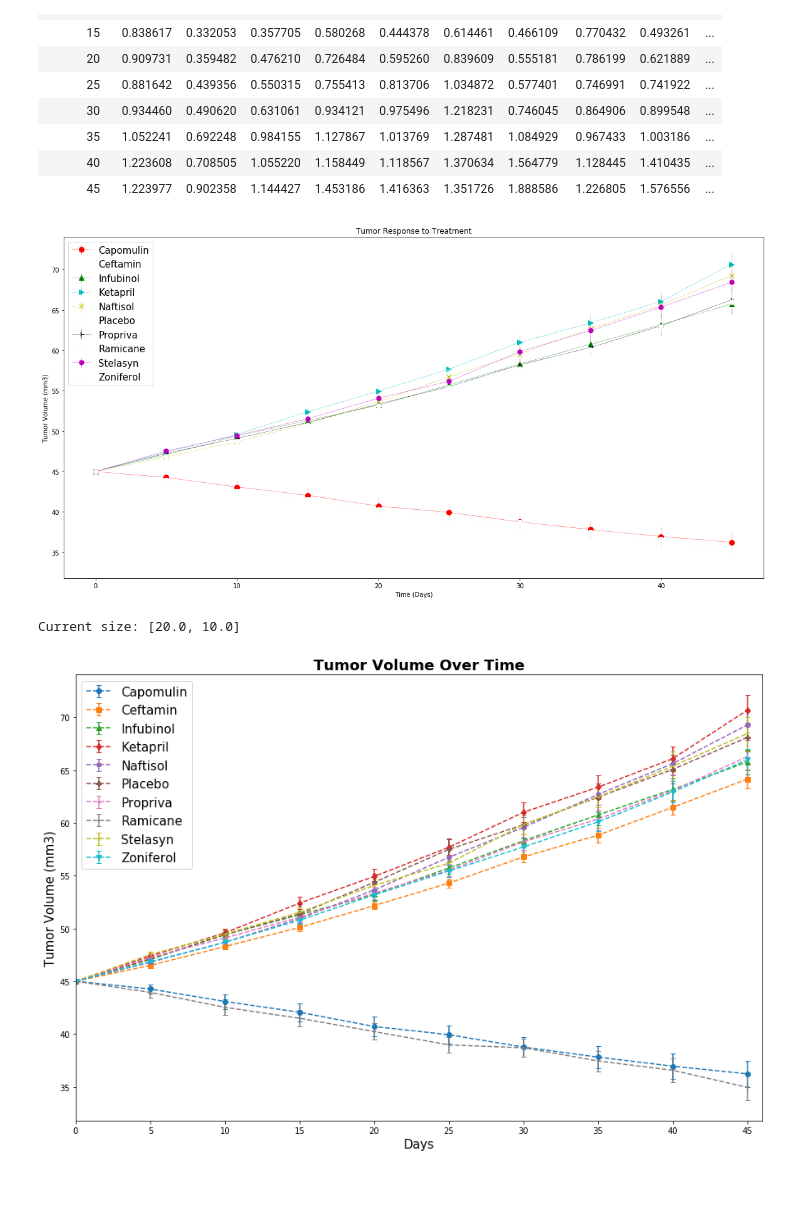
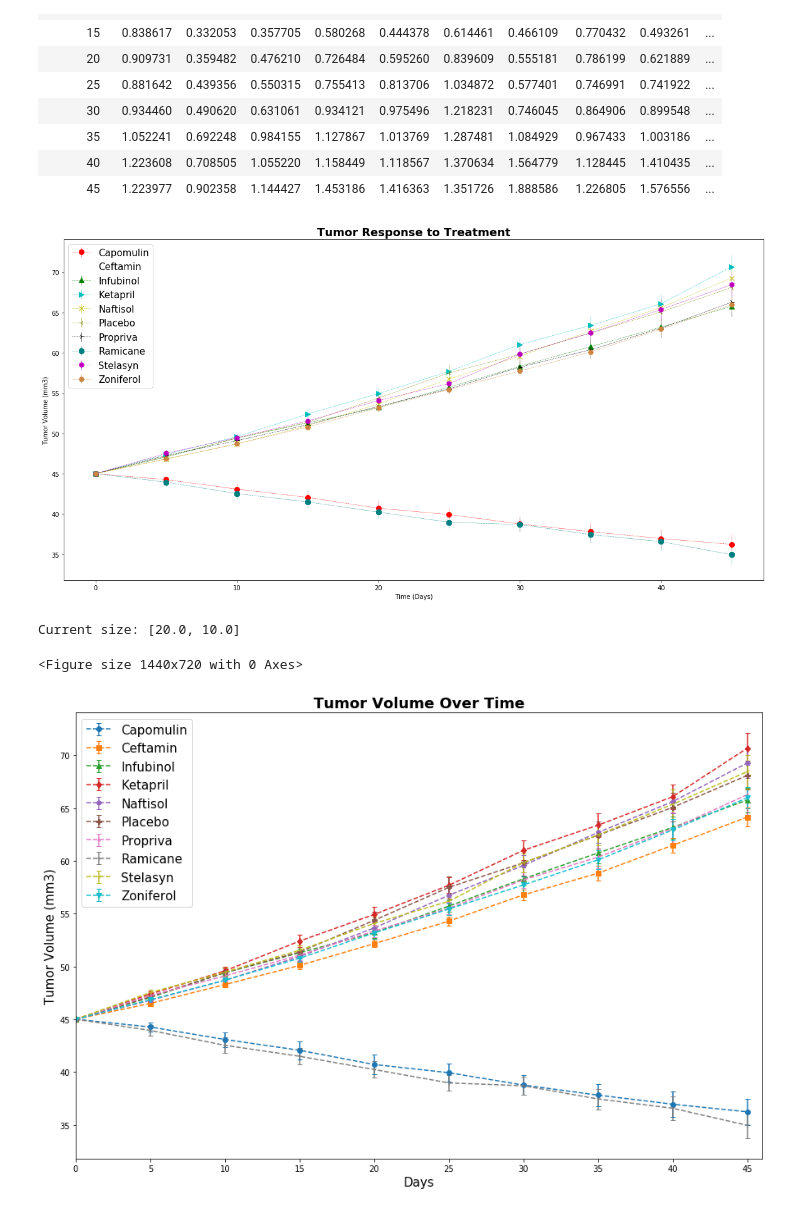
Before and after one commit to kavehamini/matplotlib-challenge, a Jupyter notebook: Pymaceuticals/pymaceuticals_Kaveh.ipynb, the cells around one changed output. Drawn from its saved outputs; the diff is of its cells as text; code cells hidden in the pictures; blank space fills up the shorter version.

```diff
--- a/Pymaceuticals/pymaceuticals_Kaveh.ipynb
+++ b/Pymaceuticals/pymaceuticals_Kaveh.ipynb
@@ -114,39 +114,41 @@ plt.errorbar(tumorvolmeandf.index, tumorvolmeandf['Ketapril'], yerr=tumorvolsemd
 plt.errorbar(tumorvolmeandf.index, tumorvolmeandf['Naftisol'], yerr=tumorvolsemdf['Naftisol'],
              color='y', marker='x', markersize=8, linestyle='--', linewidth=0.5)
 plt.errorbar(tumorvolmeandf.index, tumorvolmeandf['Placebo'], yerr=tumorvolsemdf['Placebo'],
-             color='4', marker='3', markersize=8, linestyle='--', linewidth=0.5)
+             color='olive', marker='3', markersize=8, linestyle='--', linewidth=0.5)
 plt.errorbar(tumorvolmeandf.index, tumorvolmeandf['Propriva'], yerr=tumorvolsemdf['Propriva'],
              color='0', marker='4', markersize=8, linestyle='--', linewidth=0.5)
 plt.errorbar(tumorvolmeandf.index, tumorvolmeandf['Ramicane'], yerr=tumorvolsemdf['Ramicane'],
-             color='3', marker='8', markersize=8, linestyle='--', linewidth=0.5)
+             color='teal', marker='8', markersize=8, linestyle='--', linewidth=0.5)
 plt.errorbar(tumorvolmeandf.index, tumorvolmeandf['Stelasyn'], yerr=tumorvolsemdf['Stelasyn'],
              color='m', marker='h', markersize=8, linestyle='--', linewidth=0.5)
 plt.errorbar(tumorvolmeandf.index, tumorvolmeandf['Zoniferol'], yerr=tumorvolsemdf['Zoniferol'],
-             color='2', marker='H', markersize=8, linestyle='--', linewidth=0.5)
+             color='peru', marker='H', markersize=8, linestyle='--', linewidth=0.5)
 
 x_lim = len(tumorvolmeandf.index)
 # Chart title
-plt.title("Tumor Response to Treatment")
+plt.title("Tumor Response to Treatment", fontdict = {'fontsize': 18, 'fontweight': 'bold'})
 # x label
 plt.xlabel("Time (Days)")
 # y label
 plt.ylabel("Tumor Volume (mm3)")
 # legend
 plt.legend(tumorvolmeandf, loc=2, prop={'size': 15})
 
 plt.show()
 fig_size = plt.rcParams["figure.figsize"]
 
 # Prints: [8.0, 6.0]
 print ("Current size:", fig_size)
 
 # Set figure width to 12 and height to 9
 fig_size[0] = 20
 fig_size[1] = 10
 plt.rcParams["figure.figsize"] = fig_size
+plt.savefig('tumorvolovertime1.png')
 # %% [output]
-[figure, old version]
+[figure, new version]
 Current size: [20.0, 10.0]
+<Figure size 1440x720 with 0 Axes>
 # %%
 # Generate the Plot (with Error Bars)
 
```
Also changed, not shown: parts of 4 cells of this notebook, 5 other files.
